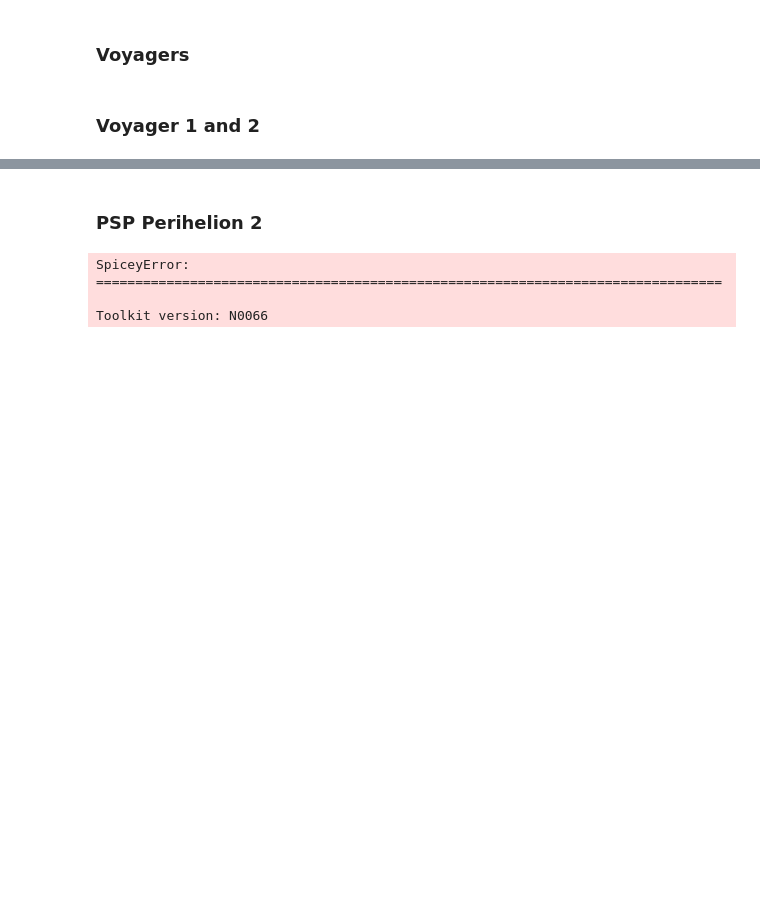
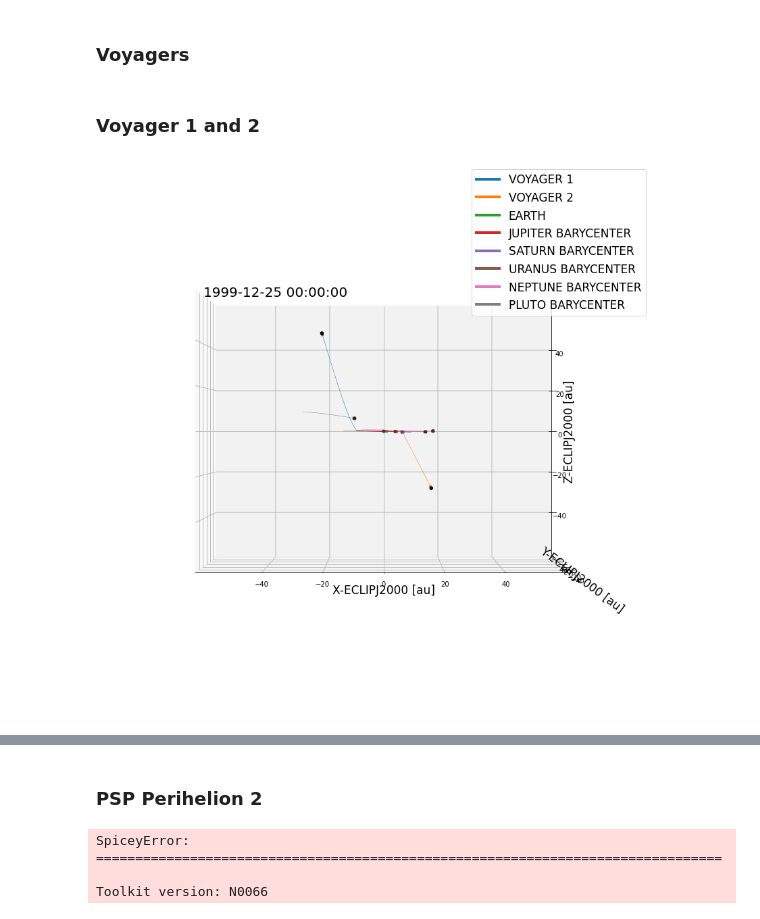
Before and after one commit to STBadman/PublicProjects, a Jupyter notebook: Visualizations/Orbital_Trajectories.ipynb, the cells around one changed output, grey strips where cells are left out. Drawn from its saved outputs; the diff is of its cells as text; code cells hidden in the pictures; blank space fills up the shorter version.

```diff
--- a/Visualizations/Orbital_Trajectories.ipynb
+++ b/Visualizations/Orbital_Trajectories.ipynb
@@ -308,6 +333,25 @@ orbital_animations(body_list,start,end,fname='solar-orbiter.mp4',
 ### Voyagers
 # %% [markdown]
 ### Voyager 1 and 2
+# %%
+body_list = ['VOYAGER 1',
+             'VOYAGER 2',
+             'EARTH',
+             'JUPITER BARYCENTER',
+             'SATURN BARYCENTER',
+             'URANUS BARYCENTER',
+             'NEPTUNE BARYCENTER',
+             'PLUTO BARYCENTER'
+            ]
+start=(1977, 10, 1)
+end=(2000, 1, 1)
+orbital_animations(body_list,start,end,fname='vgr1&2_eo.mp4',
+                   fps=60,
+                   t_delta=5.0,
+                   edge_on=True
+                  )
+# %% [output]
+[figure, added]
 # %%
 body_list = ['VOYAGER 1',
              'VOYAGER 2',
```
Also changed, not shown: parts of 7 cells of this notebook, 11 other files.
